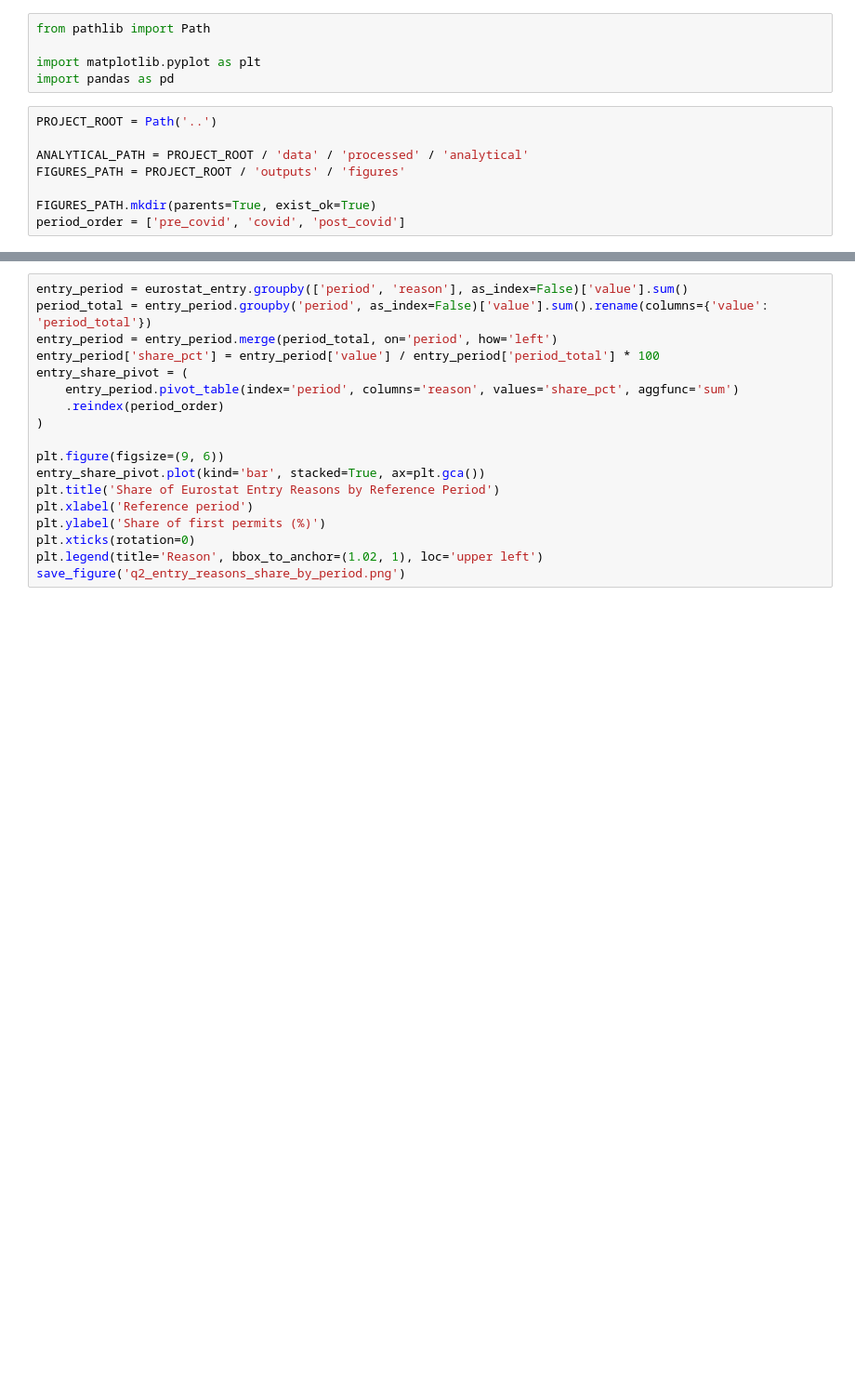
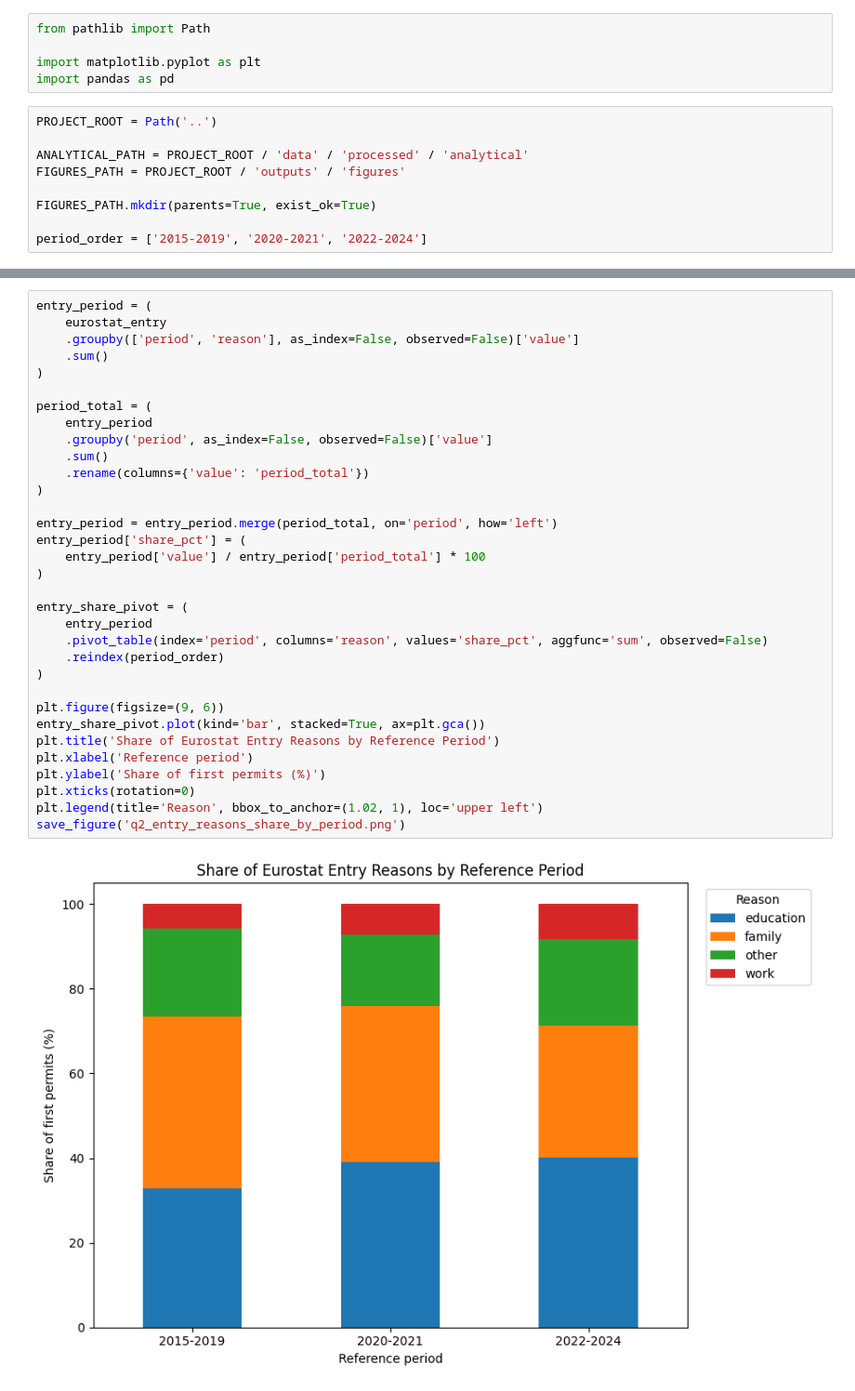
Before and after one commit to DLinno100/cameroonian-migration-analysis, a Jupyter notebook: notebooks/11_visualization_and_reporting.ipynb, the cells around one changed output, grey strips where cells are left out. Shown at 93% size. Drawn from its saved outputs; the diff is of its cells as text; blank space fills up the shorter version.

```diff
--- a/notebooks/11_visualization_and_reporting.ipynb
+++ b/notebooks/11_visualization_and_reporting.ipynb
@@ -22,6 +20,7 @@ ANALYTICAL_PATH = PROJECT_ROOT / 'data' / 'processed' / 'analytical'
 FIGURES_PATH = PROJECT_ROOT / 'outputs' / 'figures'
 
 FIGURES_PATH.mkdir(parents=True, exist_ok=True)
-period_order = ['pre_covid', 'covid', 'post_covid']
+
+period_order = ['2015-2019', '2020-2021', '2022-2024']
 # %%
 def prepare_table(df):
@@ -162,21 +225,38 @@ save_figure('q2_entry_reasons_yearly_evolution.png')
 # %%
-entry_period = eurostat_entry.groupby(['period', 'reason'], as_index=False)['value'].sum()
-period_total = entry_period.groupby('period', as_index=False)['value'].sum().rename(columns={'value': 'period_total'})
+entry_period = (
+    eurostat_entry
+    .groupby(['period', 'reason'], as_index=False, observed=False)['value']
+    .sum()
+)
+
+period_total = (
+    entry_period
+    .groupby('period', as_index=False, observed=False)['value']
+    .sum()
+    .rename(columns={'value': 'period_total'})
+)
+
 entry_period = entry_period.merge(period_total, on='period', how='left')
-entry_period['share_pct'] = entry_period['value'] / entry_period['period_total'] * 100
+entry_period['share_pct'] = (
+    entry_period['value'] / entry_period['period_total'] * 100
+)
+
 entry_share_pivot = (
-    entry_period.pivot_table(index='period', columns='reason', values='share_pct', aggfunc='sum')
+    entry_period
+    .pivot_table(index='period', columns='reason', values='share_pct', aggfunc='sum', observed=False)
     .reindex(period_order)
 )
 
 plt.figure(figsize=(9, 6))
 entry_share_pivot.plot(kind='bar', stacked=True, ax=plt.gca())
 plt.title('Share of Eurostat Entry Reasons by Reference Period')
 plt.xlabel('Reference period')
 plt.ylabel('Share of first permits (%)')
 plt.xticks(rotation=0)
 plt.legend(title='Reason', bbox_to_anchor=(1.02, 1), loc='upper left')
 save_figure('q2_entry_reasons_share_by_period.png')
+# %% [output]
+[figure, added]
 # %% [markdown]
 ## Q3 - Post-Arrival Charts Across Available Years
 
```
Also changed, not shown: parts of 14 cells of this notebook, 37 other files.
